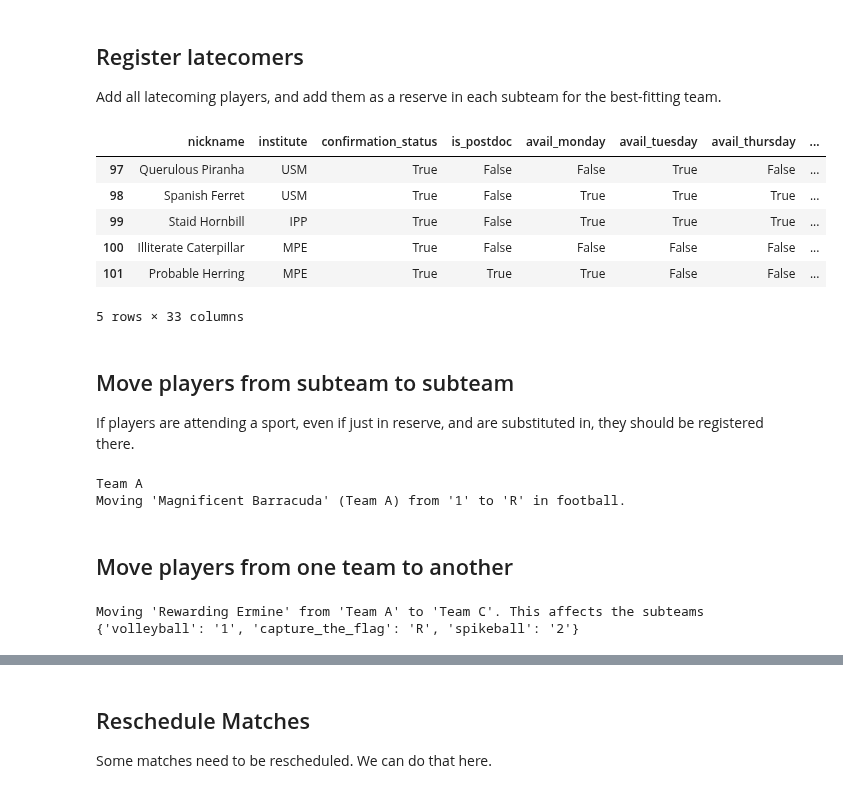
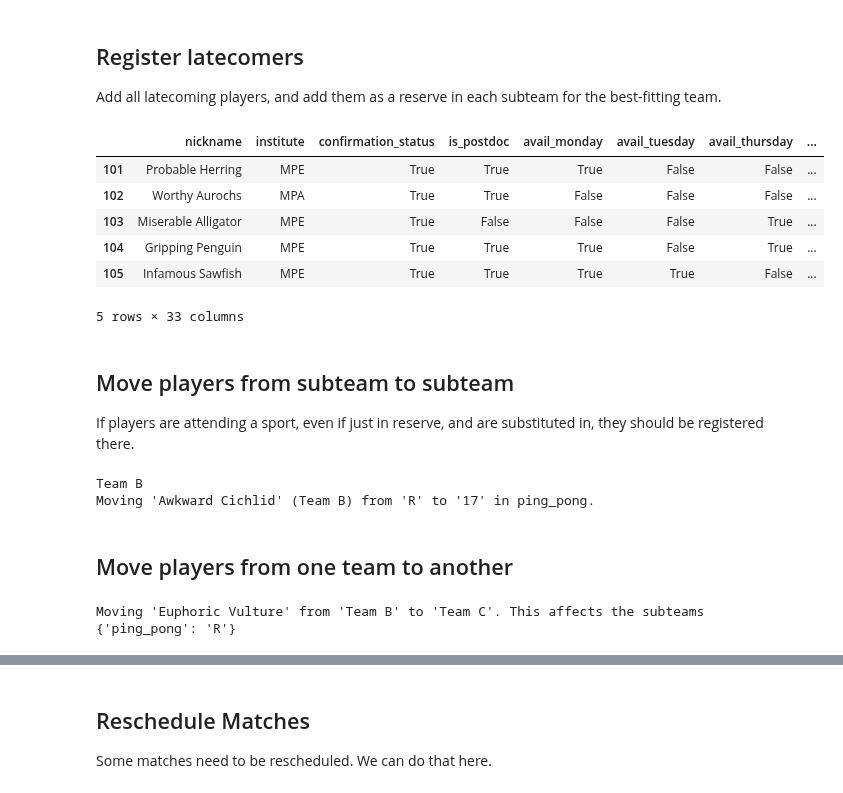
Before and after one commit to FBalzerMPE/imprs_sports_week, a Jupyter notebook: adjust_info.ipynb.ipynb, the cells around one changed output, grey strips where cells are left out. Cells and saved outputs as stored; diff of their text form; code cells hidden in the pictures.

Commit message:
Added more players and matches

```diff
--- a/adjust_info.ipynb.ipynb
+++ b/adjust_info.ipynb.ipynb
@@ -29,39 +29,43 @@ teams_to_join = {"Thorny Warthog": "C",
                 "Staid Hornbill": "B",
                 "Illiterate Caterpillar": "C",
                 "Probable Herring": "C",
+                "Worthy Aurochs": "B",
+                "Miserable Alligator": "A",
+                "Gripping Penguin": "B",
+                "Infamous Sawfish": "C",
                   }
 
 for _, player in late.iterrows():
     name = player["nickname"]
     # Don't do anything if the player has already been added
     if any([team.contains_player(name) for team in teams]):
         continue
     if name in teams_to_join:
         # team_to_join = teams[find_best_team_to_join(teams, player)]
         team_to_join = teams["ABC".index(teams_to_join[name])]
         team_to_join.add_player(player, register_as_reserve=True)
         print(f"{name} joins {team_to_join.name}")
         generate_all_images([name])
 # save_resized_animal_images(200)
 
 def _rewrite_teams():
     old_df = hf.get_players()
     player_df = setup.sanitize_and_anonymize_data(overwrite=False, verbose=False, anonymize=True)
     cols = [col for col in old_df.columns if col != "confirmation_status"]
     old_df = pd.merge(old_df[cols], player_df[["nickname", "confirmation_status"]], on="nickname")
     for team_letter in "ABC":
         fpath = hf.Team.backup_path_from_letter(team_letter)
         old_df[old_df["Team"] == f"Team {team_letter}"].to_csv(fpath, index=False)
 _rewrite_teams()
 # print("\n\n".join(player_df.iloc[-10:]["nickname"]))
 player_df.tail()
 # %% [output]
 |  | nickname | institute | confirmation_status | is_postdoc | avail_monday | avail_tuesday | avail_thursday | ... |
-| 97 | Querulous Piranha | USM | True | False | False | True | False | ... |
-| 98 | Spanish Ferret | USM | True | False | True | True | True | ... |
-| 99 | Staid Hornbill | IPP | True | False | True | True | True | ... |
-| 100 | Illiterate Caterpillar | MPE | True | False | False | False | False | ... |
 | 101 | Probable Herring | MPE | True | True | True | False | False | ... |
+| 102 | Worthy Aurochs | MPA | True | True | False | False | False | ... |
+| 103 | Miserable Alligator | MPE | True | False | False | False | True | ... |
+| 104 | Gripping Penguin | MPE | True | True | True | False | True | ... |
+| 105 | Infamous Sawfish | MPE | True | True | True | True | False | ... |
 5 rows × 33 columns
 # %% [markdown]
 ## Move players from subteam to subteam
@@ -96,12 +100,12 @@ def set_player_subteam(nickname: str, sport: str, new_subteam: str, verbose: boo
 
 # hf.get_players().set_index("nickname").loc["Qualified Buffalo"]
 # set_player_subteam("Rewarding Ermine", "capture_the_flag", "")
-set_player_subteam("Magnificent Barracuda", "football", "R")
+set_player_subteam("Awkward Cichlid", "ping_pong", "17")
 
-# hf.get_players().set_index("nickname").loc["Earnest Snail"]
+# hf.get_players().set_index("nickname").loc["Awkward Cichlid"]
 # %% [output]
-Team A
-Moving 'Magnificent Barracuda' (Team A) from '1' to 'R' in football.
+Team B
+Moving 'Awkward Cichlid' (Team B) from 'R' to '17' in ping_pong.
 # %% [markdown]
 ## Move players from one team to another
 # %%
@@ -127,6 +131,6 @@ def set_player_team(nickname: str, new_team: str, verbose: bool = True):
     with hf.DATAPATH.joinpath("teams/changelog.txt").open("a", encoding="utf-8") as f:
         f.write(log_msg + "\n")
 
-set_player_team("Rewarding Ermine", "Team C")
+set_player_team("Euphoric Vulture", "Team C")
 # %% [output]
-Moving 'Rewarding Ermine' from 'Team A' to 'Team C'. This affects the subteams {'volleyball': '1', 'capture_the_flag': 'R', 'spikeball': '2'}
+Moving 'Euphoric Vulture' from 'Team B' to 'Team C'. This affects the subteams {'ping_pong': 'R'}
```
Also changed, not shown: parts of 5 cells of this notebook, 21 other files.
